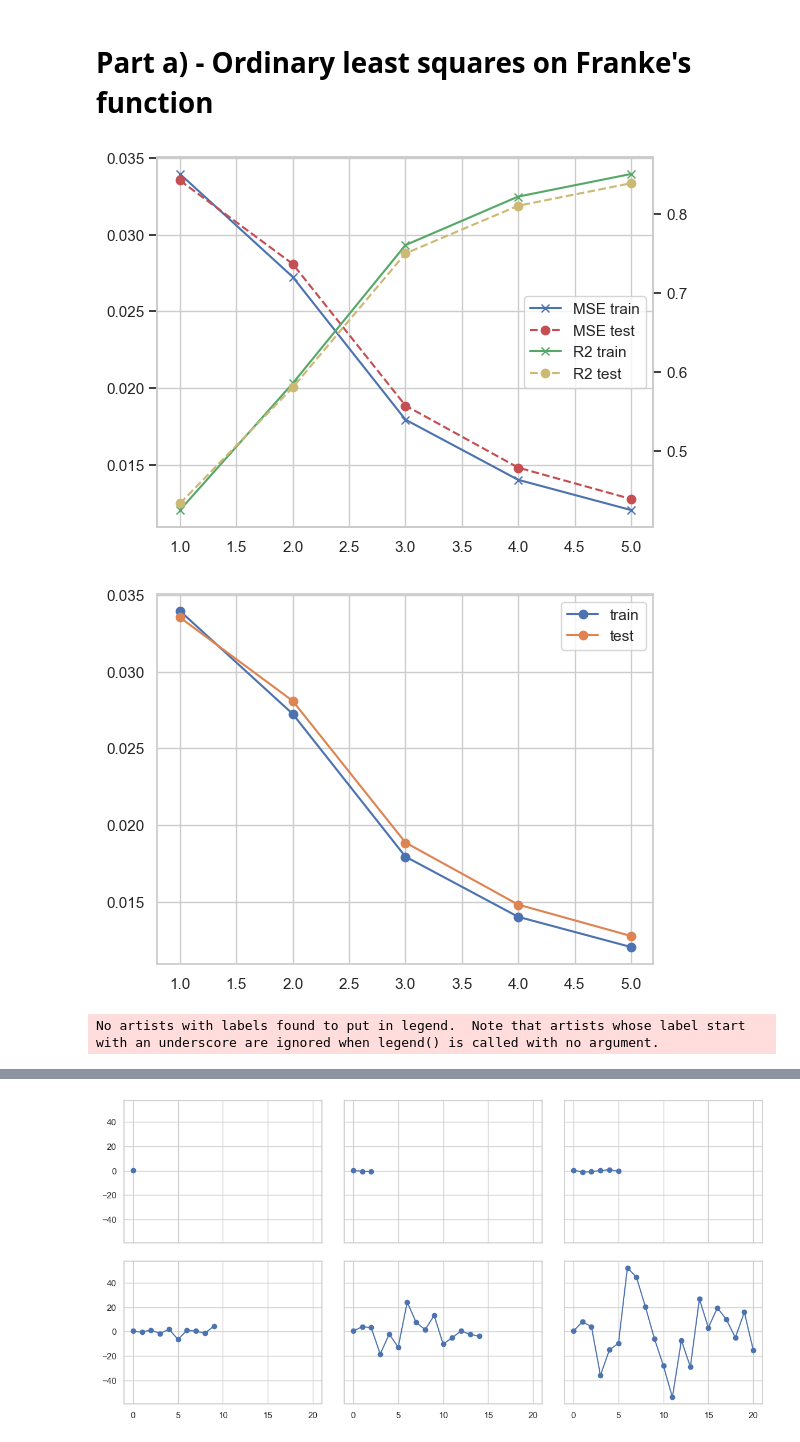
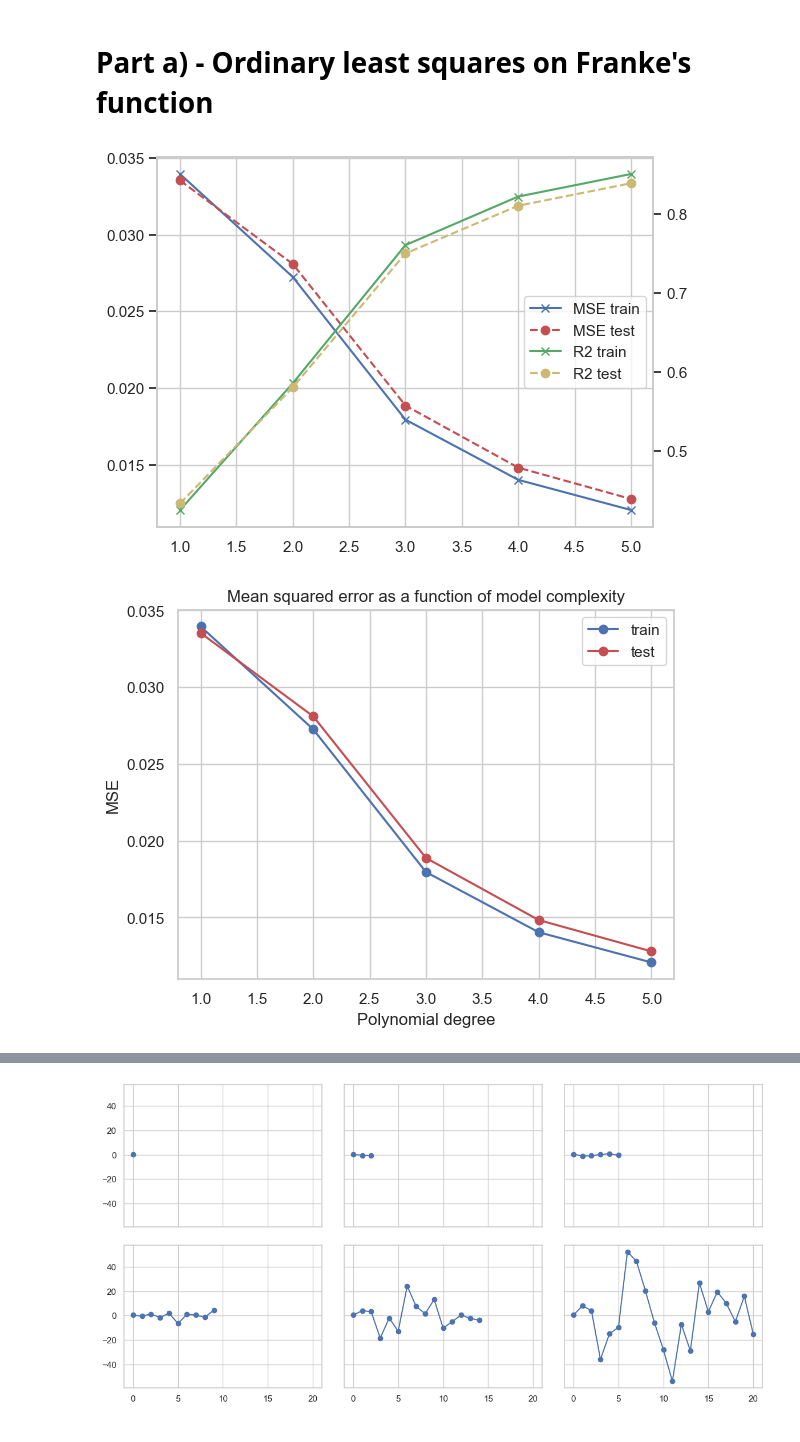
Before and after one commit to MariaFlyAway/Project1_FYS_STK, a Jupyter notebook: Exercises/mse.ipynb, the cells around one changed output, grey strips where cells are left out. Saved outputs shown, nothing was run; the diff lists cells and outputs as text; code cells hidden in the pictures.

Commit message:
Changed some of the plotting

```diff
--- a/Exercises/mse.ipynb
+++ b/Exercises/mse.ipynb
@@ -12,6 +12,7 @@ import seaborn as sns
 
 # --- Settings
 sns.set_theme(style='whitegrid')
+sns.set_palette('mako')
 np.random.seed(42)
 # %%
 def FrankeFunction(x,y): # from project description
@@ -111,16 +112,23 @@ for i in N:
     beta_values[i,1:L[i]] = beta_OLS.T
 # %%
 # Plotting OLS MSE and R2 against complexity
-MSE_R2(N, MSE_OLS_train, MSE_OLS_test, R2_OLS_train, R2_OLS_test)
+MSE_R2_twinx(N, MSE_OLS_train, MSE_OLS_test, R2_OLS_train, R2_OLS_test)
 
-plt.plot(N[1:], MSE_OLS_train, 'o-', label='train')
-plt.plot(N[1:], MSE_OLS_test, 'o-', label='test')
-plt.legend(); plt.show()
+plt.plot(N[1:], MSE_OLS_train, 'bo-', label='train')
+plt.plot(N[1:], MSE_OLS_test, 'ro-', label='test')
+plt.xlabel('Polynomial degree')
+plt.ylabel('MSE')
+plt.title('Mean squared error as a function of model complexity')
+plt.legend()
+plt.show()
 
-plt.plot(N[1:],R2_OLS_train, 'o-')
-plt.plot(N[1:],R2_OLS_test, 'o-')
-plt.legend(); plt.show()
+plt.plot(N[1:],R2_OLS_train, 'o-', label="train")
+plt.plot(N[1:],R2_OLS_test, 'o-', label="test")
+plt.xlabel('Polynomial degree')
+plt.ylabel(r'$R^2$-score')
+plt.title(r'$R^2$-score as a function of model complexity')
+plt.legend()
+plt.show()
 # %% [output]
 [figure]
-[figure, old version]
+[figure, new version]
-No artists with labels found to put in legend.  Note that artists whose label start with an underscore are ignored when legend() is called with no argument.
```
Also changed, not shown: parts of 1 cell of this notebook, 4 other files.
